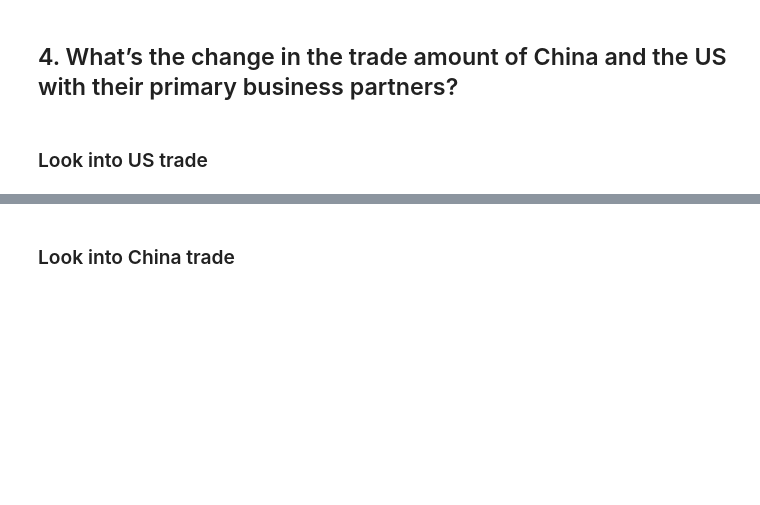
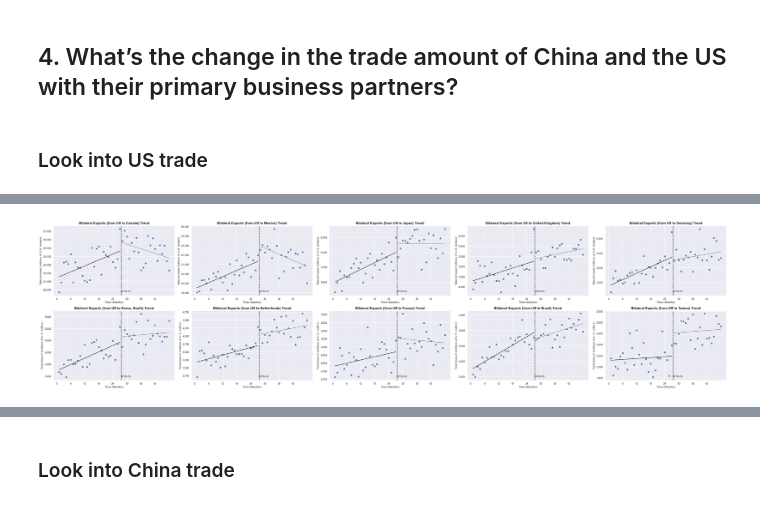
Before and after one commit to epfl-ada/ada-2020-project-milestone-p3-p3_lovela-data-science, a Jupyter notebook: project_notebook.ipynb, the cells around one changed output, grey strips where cells are left out. Saved outputs shown, nothing was run; the diff lists cells and outputs as text; code cells hidden in the pictures; blank space fills up the shorter version.

```diff
--- a/project_notebook.ipynb
+++ b/project_notebook.ipynb
@@ -831,0 +931,39 @@ plot_its_result(us_export_Germany_its, res_germany_exports, "time", "exports", "
+# %%
+# Plot ITS to see the result on export partners
+fig, axs = plt.subplots(2, 5, figsize=(40,10))
+
+for i, ax in enumerate(fig.axes):
+    # Retrieve the coefficients of the segmented regression model
+    beta_0, beta_2, beta_1, beta_3 = us_exports_model[i].params # intercept, intervention, time_feature, postslope
+
+    # Generate datapoints for the pre-period
+    pre = us_exports_its[i][us_exports_its[i]["time"] <= "2018-03"]
+    pre_month_num = len(pre)
+    X_plot_pre = np.linspace(1, pre_month_num, 100)
+    Y_plot_pre = beta_0 + beta_1 * X_plot_pre
+
+    # Generate datapoints for the post-period
+    X_plot_post = np.linspace(pre_month_num+1, len(us_exports_its[i]), 100)
+    Y_plot_post = beta_0 + beta_1 * X_plot_post + beta_2 * 1 + beta_3 * (X_plot_post-pre_month_num)
+
+    # Visualization
+    ax.scatter(x=us_exports_its[i]["time_feature"], y=us_exports_its[i]["exports"])
+    # Set the axis and format
+    ax.set_title("Bilateral Exports (from US to "+ us_export_top10[i]+ ") Trend", loc="center", fontsize=14, weight="bold")
+    ax.set_xlabel("Time (Months)")
+    ax.set_xticks(list(range(0, len(us_exports_its[i]), 6)))
+    ax.set_ylabel("Total Amount (millions of U.S. dollars)")
+    ax.yaxis.set_major_formatter(ticker.FuncFormatter(lambda x, p:format(int(x), ',')))
+
+    # Plot the two regression lines (pre/post)
+    ax.plot(X_plot_pre, Y_plot_pre, color="black", label="Trend Pre-Trade War")
+    ax.plot(X_plot_post, Y_plot_post, color="gray", label="Trend Post-Trade War")
+
+    # Mark the position of the intervention
+    ax.axvline(pre_month_num + 0.5, color="black", linestyle="--")
+    ax.text(pre_month_num + 2.5, min(us_exports_its[i]["exports"]), "2018-03", ha="center")
+
+plt.tight_layout()
+plt.show()
+# %% [output]
+[figure, added]
```
Also changed, not shown: parts of 81 cells of this notebook.
